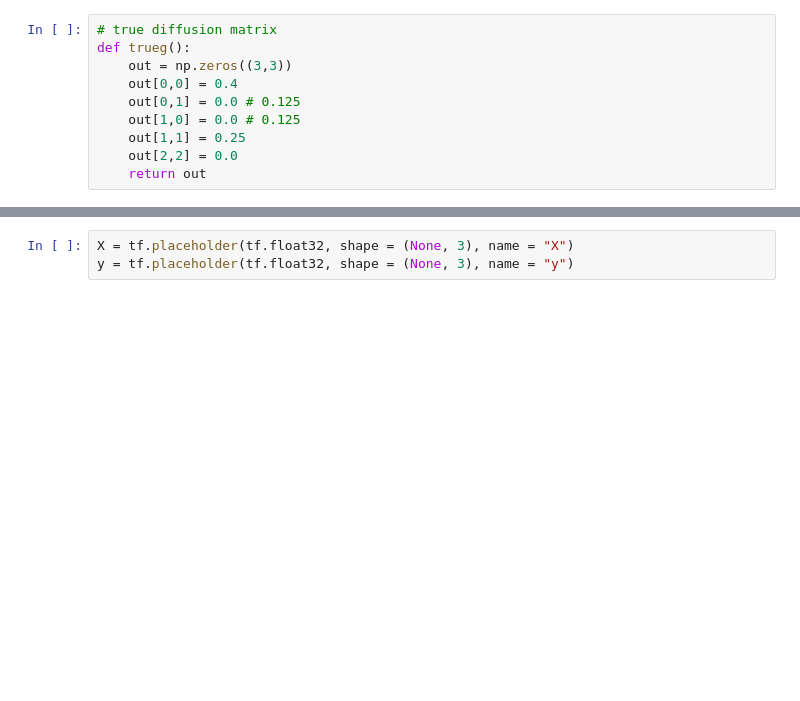
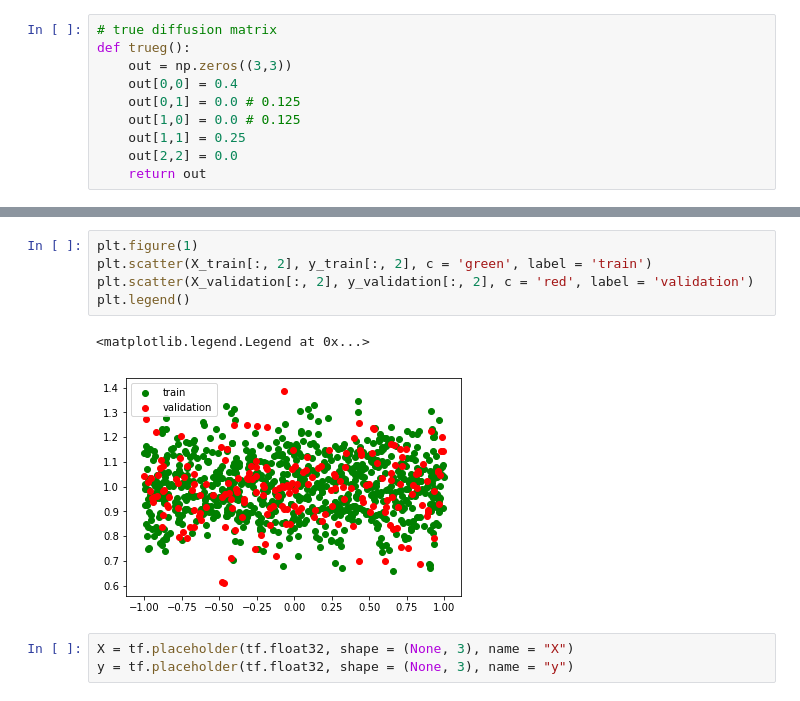
Before and after one commit to hbhat4000/sdeinference, a Jupyter notebook: NNcode/3dim_2hiddenLayers.ipynb, the cells around one changed output, grey strips where cells are left out. Saved outputs shown, nothing was run; the diff lists cells and outputs as text; blank space fills up the shorter version.

```diff
--- a/NNcode/3dim_2hiddenLayers.ipynb
+++ b/NNcode/3dim_2hiddenLayers.ipynb
@@ -100,3 +101,11 @@ plt.legend()
+# %%
+plt.figure(1)
+plt.scatter(X_train[:, 2], y_train[:, 2], c = 'green', label = 'train')
+plt.scatter(X_validation[:, 2], y_validation[:, 2], c = 'red', label = 'validation')
+plt.legend()
+# %% [output]
+<matplotlib.legend.Legend at 0x...>
+[figure, added]
 # %%
 X = tf.placeholder(tf.float32, shape = (None, 3), name = "X")
 y = tf.placeholder(tf.float32, shape = (None, 3), name = "y")
```
Also changed, not shown: parts of 12 cells of this notebook, 1 other file.
